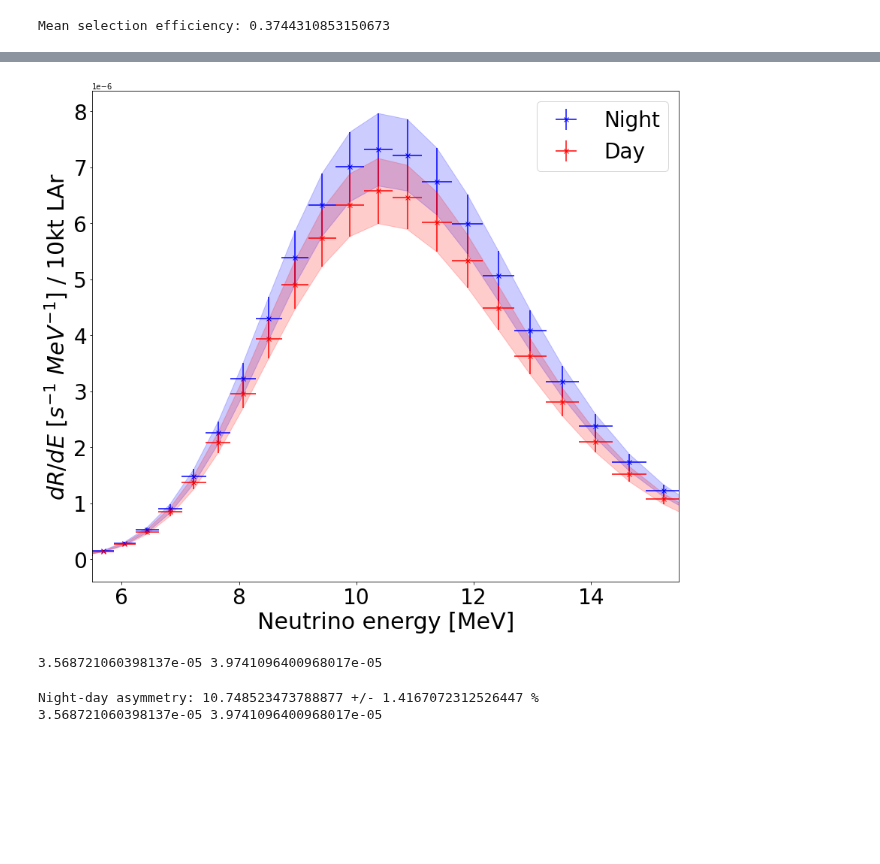
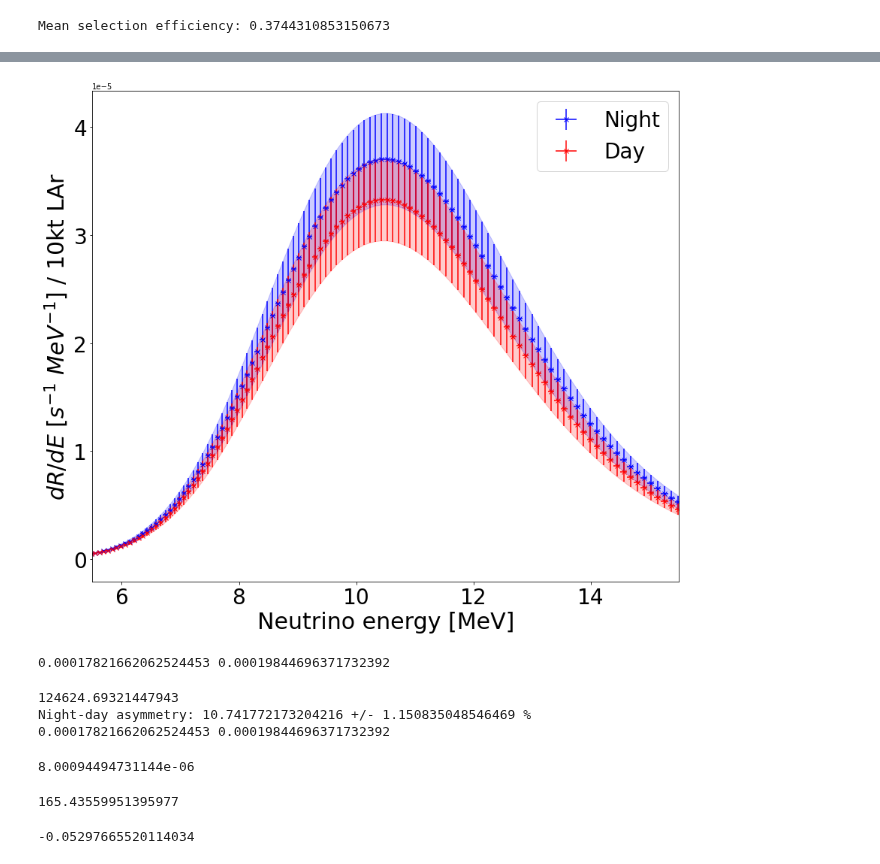
Before and after one commit to nlane314/soLAr-sens, a Jupyter notebook: notebooks/projsens.ipynb, the cells around one changed output, grey strips where cells are left out. Saved outputs shown, nothing was run; the diff lists cells and outputs as text; code cells hidden in the pictures; blank space fills up the shorter version.

```diff
--- a/notebooks/projsens.ipynb
+++ b/notebooks/projsens.ipynb
@@ -35,6 +35,10 @@ cserr = 0.1 # percentage cross section error
 Smd12 = 5.13e-5 # global solar mass-squared diff
 Rmd12 = 7.42e-5 # reactor " "
 
+### systematics
+flux_perc = 0.2/5.25*100  #% error on flux (SNO)
+cross_perc = 10 #% error in crosssec
+spect_perc= 4  #% error in spectrum
 
 #############################
 
@@ -63,7 +67,7 @@ poptB8, pcovB8 = curve_fit(gaus, EvB8, EvdataB8)
 ### variable bin widths based on energy resolution
 
 x = 1 # corresponds to 1 MeV
-sigmawidth = 0.5 # corresponds to a bin width of 1 sigma, controls bin purity
+sigmawidth = 0.1 # corresponds to a bin width of 1 sigma, controls bin purity
 
 points = np.array([x])
 uncer = np.array([inEres*sigmawidth*x])
@@ -278,7 +282,7 @@ def root_input(filename):
 
     return Ex, Ev, KEl, pdgp, Ep, xsec
 
-filename = 'bahcallB8marley.root'
+filename = '../data/bahcallB8marley.root'
 Ex, Ev, KEl, pdgp, Ep, xsec = root_input(filename)
 
 #####################################
@@ -456,13 +460,8 @@ def gauss_function(x, a, x0, sigma):
 def f(x, A, B):
     return A*x + B
 
-def R_errors(R, eff_std, flux_std, cross_perc):
-
-    cross_std = (cross_perc/100)*crosssec
-    cross_std[np.isnan(cross_std)] = 0
-    cross_std[np.isinf(cross_std)] = 0
-
-    R_var = R**2*((eff_std/eff)**2+(flux_std)**2+(cross_std/crosssec)**2)
+def R_errors(R, flux_perc, spect_perc, cross_perc):
+    R_var = R**2*((flux_perc/100)**2+(spect_perc/100)**2+(cross_perc/100)**2)
     return np.sqrt(R_var)
 
 resol = inEres
@@ -479,10 +478,6 @@ intnight_E = np.array([])
 intday_E = np.array([])
 
 #totflux = 5.25*10**6  #cm-2s-1, SNO
-
-flux_std = 0.2/5.25
-cross_perc = 8 #%
-eff_std=0
 
 for i in range(0, len(xdata)):
 
@@ -497,39 +492,39 @@ for i in range(0, len(xdata)):
 
     convener = f(xdata, params_lin[0], params_lin[1])
     convE = f(xdata[i], params_lin[0], params_lin[1])
 
     dayval = eff*nt*fluxspec*crosssec*Spd*gauss_function(convener, a/convE, convE, resol*convE)*fac
 
     dayval[np.isnan(dayval)] = 0
     intday_E = np.append(intday_E, sum(dayval))
 
-plt.errorbar(xdata, intnight_E, xerr=uncer, linestyle='',yerr=R_errors(intnight_E, eff_std, flux_std, cross_perc), marker="x", color="blue", label='Night')
-plt.errorbar(xdata, intday_E, xerr=uncer, linestyle='',yerr=R_errors(intday_E, eff_std, flux_std, cross_perc), marker="x", color="red", label='Day')
+plt.errorbar(xdata, intnight_E, xerr=uncer, linestyle='',yerr=R_errors(intnight_E, flux_perc, spect_perc, cross_perc), marker="x", color="blue", label='Night')
+plt.errorbar(xdata, intday_E, xerr=uncer, linestyle='',yerr=R_errors(intday_E, flux_perc, spect_perc, cross_perc), marker="x", color="red", label='Day')
 
-plt.fill_between(xdata, (intnight_E)+R_errors(intnight_E, eff_std, flux_std, cross_perc), (intnight_E)-R_errors(intnight_E, eff_std, flux_std, cross_perc), color='blue', alpha=0.2)
-plt.fill_between(xdata, (intday_E)+R_errors(intday_E, eff_std, flux_std, cross_perc), (intday_E)-R_errors(intday_E, eff_std, flux_std, cross_perc), color='red', alpha=0.2)
+plt.fill_between(xdata, (intnight_E)+R_errors(intnight_E, flux_perc, spect_perc, cross_perc), (intnight_E)-R_errors(intnight_E, flux_perc, spect_perc, cross_perc), color='blue', alpha=0.2)
+plt.fill_between(xdata, (intday_E)+R_errors(intday_E, flux_perc, spect_perc, cross_perc), (intday_E)-R_errors(intday_E, flux_perc, spect_perc, cross_perc), color='red', alpha=0.2)
 
 plt.xlabel('Neutrino energy [MeV]',fontsize=30)
 plt.xticks(fontsize=28)
 
 plt.ylabel('$dR/dE$ [$s^{-1}\ MeV^{-1}$] / $10$kt LAr',fontsize=30)
 plt.yticks(fontsize=28)
 plt.legend(fontsize=28)
 
 plt.xlim(5.5,15.5)
 
 #plt.ylim(0, 1500)
 #plt.title("SNOwGLoBES", fontsize=20)
 
 plt.savefig('../figures/sensitiv.png', bbox_inches='tight')
 plt.show()
 
 rateday = np.sum(intday_E*bwidth)
 ratenight = np.sum(intnight_E*bwidth)
 print(rateday, ratenight)
 # %% [output]
-[figure, old version]
+[figure, new version]
-3.568721060398137e-05 3.9741096400968017e-05
+0.00017821662062524453 0.00019844696371732392
 # %%
 def asymerr(night, day, back):
     #print(night, day)
@@ -556,10 +551,13 @@ back = 1e0
 years = 5
 expo = years*3.14e7*4
 
+print(ratenight*expo)
+
 asymfin, uncerfin, asymarray, uncerarray = asymerr(ratenight*expo, rateday*expo, back)
 
 print("Night-day asymmetry:", asymfin, "+/-", uncerfin, "%")
 print(rateday, ratenight)
 # %% [output]
-Night-day asymmetry: 10.748523473788877 +/- 1.4167072312526447 %
-3.568721060398137e-05 3.9741096400968017e-05
+124624.69321447943
+Night-day asymmetry: 10.741772173204216 +/- 1.150835048546469 %
+0.00017821662062524453 0.00019844696371732392
@@ -565,0 +580,12 @@ Night-day asymmetry: 10.748523473788877 +/- 1.4167072312526447 %
+# %%
+asym_errors(ratenight*expo, rateday*expo)
+# %% [output]
+8.00094494731144e-06
+165.43559951395977
+# %%
+syst_d = np.sum(R_errors(intday_E*expo, flux_perc, spect_perc, cross_perc))
+syst_n = np.sum(R_errors(intnight_E*expo, flux_perc, spect_perc, cross_perc))
+
+print((syst_d-syst_n)/(syst_d+syst_n))
+# %% [output]
+-0.05297665520114034
```
Also changed, not shown: parts of 5 cells of this notebook.
